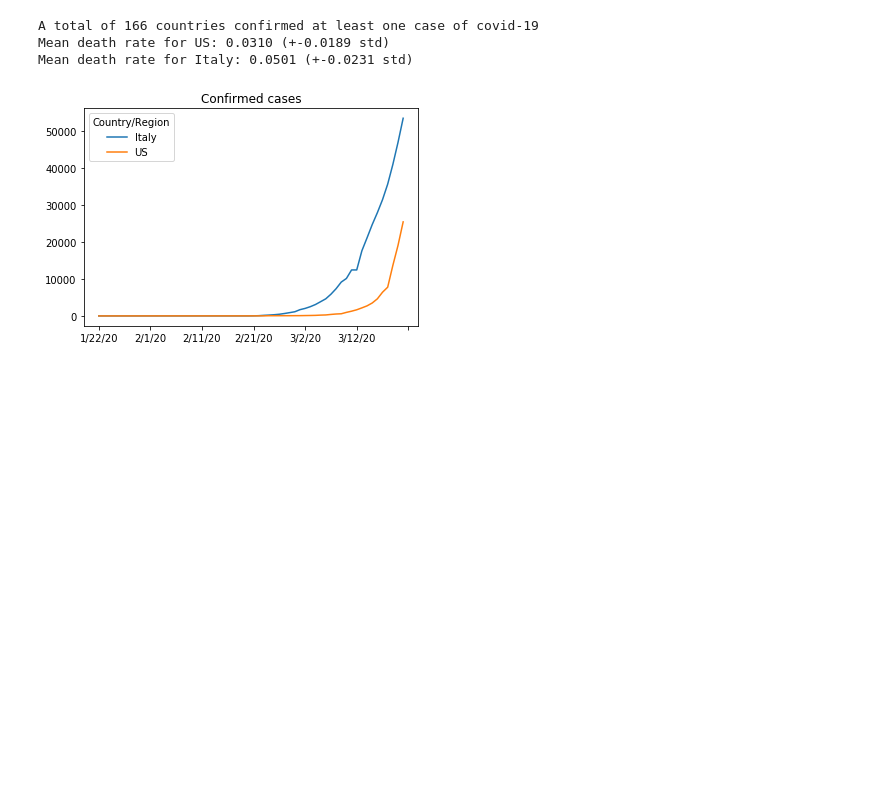
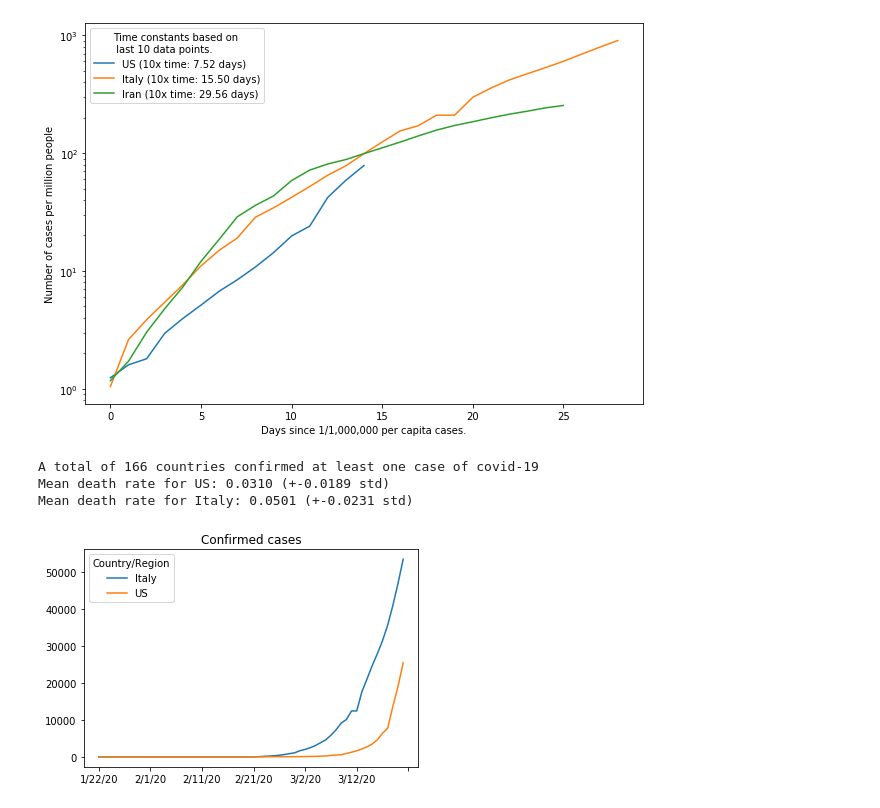
Before and after one commit to zonradkuse/covid-data-processing, a Jupyter notebook: non-interactive-plots.ipynb, the cells around one changed output. Drawn from its saved outputs; the diff is of its cells as text; code cells hidden in the pictures; blank space fills up the shorter version.

```diff
--- a/non-interactive-plots.ipynb
+++ b/non-interactive-plots.ipynb
@@ -23,3 +23,11 @@ plots.semilog_cases_since(["US","Italy","Iran"],
+# %%
+plots.semilog_per_capita_since(["US","Italy","Iran"],
+                          threshold_per_capita=1,
+                          time_constant_type=10,
+                          num_datapoints_fit=10,
+                          fit_first_last="last")
+# %% [output]
+[figure, added]
 # %%
 plots.generate_all_plots(["US","Italy"])
 # %% [output]
```
Also changed, not shown: parts of 2 cells of this notebook.
